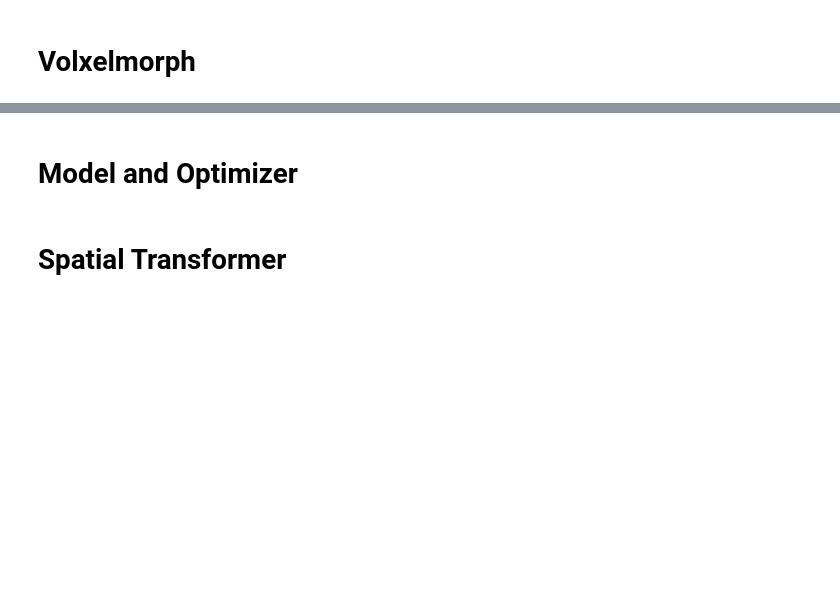
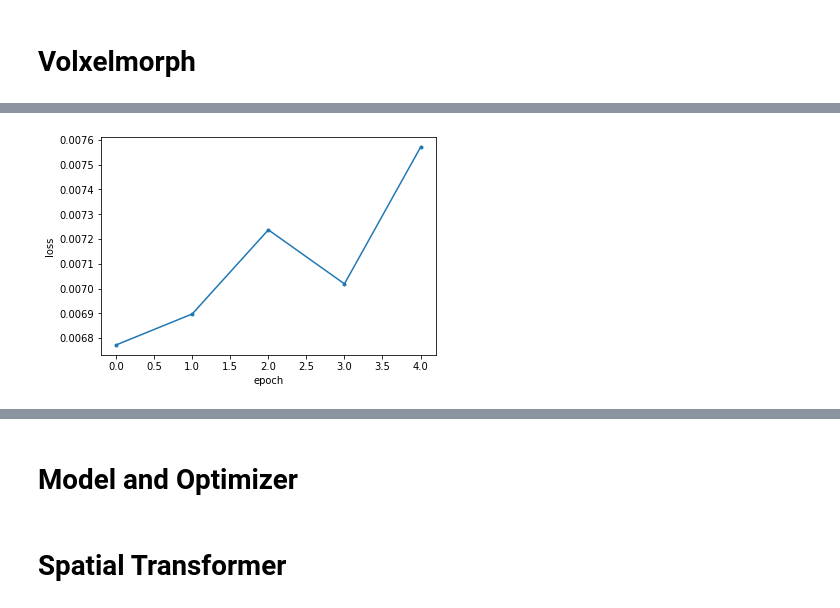
Before and after one commit to zahraDehghanian97/VoxelMorph_Registration, a Jupyter notebook: VoxelMorph.ipynb, the cells around one changed output, grey strips where cells are left out. Cells and saved outputs as stored; diff of their text form; code cells hidden in the pictures; blank space fills up the shorter version.

```diff
--- a/VoxelMorph.ipynb
+++ b/VoxelMorph.ipynb
@@ -233,0 +322,17 @@ def vxm_data_generator(x_data, batch_size):
+# %%
+nb_features = [
+    [32, 32, 32, 32],         # encoder features
+    [32, 32, 32, 32, 32, 16]  # decoder features
+]
+
+
+vol_shape = train_data.shape[1:] # extract data shape
+
+# unet
+vxm_model = vxm.networks.VxmDense(vol_shape, nb_features, int_steps=0)
+
+# losses and loss weights
+losses = ['mse', vxm.losses.Grad('l2').loss]
+loss_weights = [1, 0.01]
+# %%
+vxm_model.compile(optimizer=tf.keras.optimizers.Adam(lr=1e-4), loss=losses, loss_weights=loss_weights)
@@ -233,0 +341,2 @@ def vxm_data_generator(x_data, batch_size):
+# %%
+hist = vxm_model.fit_generator(train_generator, epochs=5, steps_per_epoch=5, verbose=2);
@@ -233,0 +354,5 @@ def vxm_data_generator(x_data, batch_size):
+# %%
+# as before, let's visualize what happened
+plot_history(hist)
+# %% [output]
+[figure, added]
```
Also changed, not shown: parts of 23 cells of this notebook.
